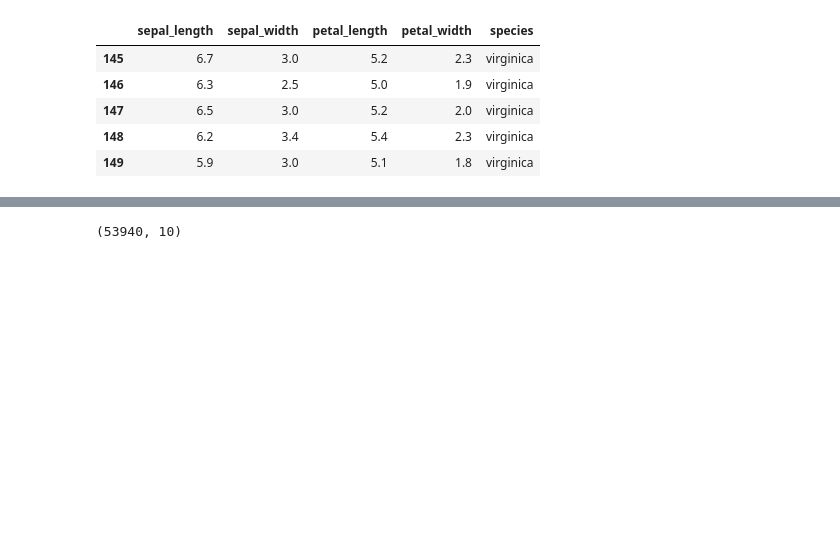
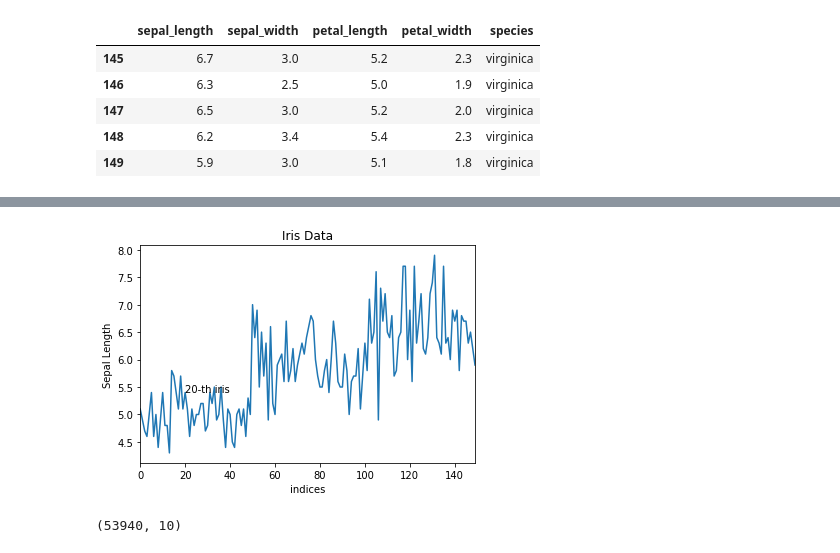
Before and after one commit to piecesofreg09/IBM_Certificate, a Jupyter notebook: Visualization/Visualization_1.ipynb, the cells around one changed output, grey strips where cells are left out. Saved outputs shown, nothing was run; the diff lists cells and outputs as text; code cells hidden in the pictures; blank space fills up the shorter version.

```diff
--- a/Visualization/Visualization_1.ipynb
+++ b/Visualization/Visualization_1.ipynb
@@ -33,3 +57,14 @@ iris['sepal_length'].plot()
+# %%
+iris['sepal_length'].plot()
+plt.title('Iris Data')
+plt.ylabel('Sepal Length')
+plt.xlabel('indices')
+
+plt.text(20, 5.4, '20-th iris')
+
+plt.show()
+# %% [output]
+[figure, added]
 # %%
 diamonds = sns.load_dataset('diamonds')
 diamonds.shape
```
Also changed, not shown: parts of 2 cells of this notebook.
